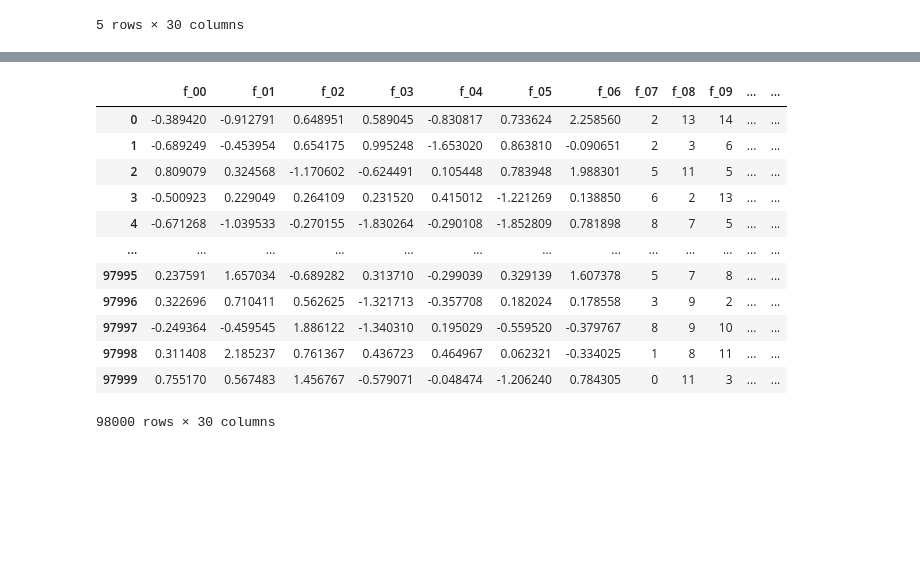
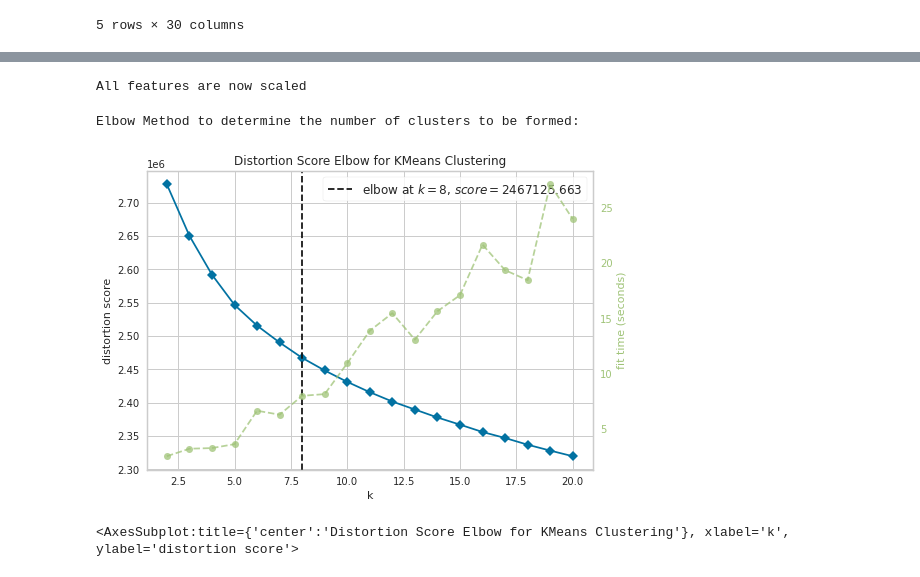
Before and after one commit to hargurjeet/Kaggle, a Jupyter notebook: july-competition.ipynb, the cells around one changed output, grey strips where cells are left out. Cells and saved outputs as stored; diff of their text form; code cells hidden in the pictures; blank space fills up the shorter version.

Commit message:
Elbow technique completed

```diff
--- a/july-competition.ipynb
+++ b/july-competition.ipynb
@@ -59 +58,17 @@ import seaborn as sns
+# %%
+scaler = StandardScaler()
+scaler.fit(X_train)
+df = pd.DataFrame(scaler.transform(X_train),columns= X_train.columns )
+print("All features are now scaled")
+# %% [output]
+All features are now scaled
+# %%
+print('Elbow Method to determine the number of clusters to be formed:')
+Elbow_M = KElbowVisualizer(KMeans(), k=20)
+Elbow_M.fit(df)
+Elbow_M.show()
+# %% [output]
+Elbow Method to determine the number of clusters to be formed:
+[figure, added]
+<AxesSubplot:title={'center':'Distortion Score Elbow for KMeans Clustering'}, xlabel='k', ylabel='distortion score'>
 # %%
@@ -61,18 +76,2 @@ kmeans = KMeans(n_clusters=5, random_state=0)
 X_train['cluster'] = kmeans.fit_predict(X_train)
-# %%
-X_train
-# %% [output]
-|  | f_00 | f_01 | f_02 | f_03 | f_04 | f_05 | f_06 | f_07 | f_08 | f_09 | ... | ... |
-| 0 | -0.389420 | -0.912791 | 0.648951 | 0.589045 | -0.830817 | 0.733624 | 2.258560 | 2 | 13 | 14 | ... | ... |
-| 1 | -0.689249 | -0.453954 | 0.654175 | 0.995248 | -1.653020 | 0.863810 | -0.090651 | 2 | 3 | 6 | ... | ... |
-| 2 | 0.809079 | 0.324568 | -1.170602 | -0.624491 | 0.105448 | 0.783948 | 1.988301 | 5 | 11 | 5 | ... | ... |
-| 3 | -0.500923 | 0.229049 | 0.264109 | 0.231520 | 0.415012 | -1.221269 | 0.138850 | 6 | 2 | 13 | ... | ... |
-| 4 | -0.671268 | -1.039533 | -0.270155 | -1.830264 | -0.290108 | -1.852809 | 0.781898 | 8 | 7 | 5 | ... | ... |
-| ... | ... | ... | ... | ... | ... | ... | ... | ... | ... | ... | ... | ... |
-| 97995 | 0.237591 | 1.657034 | -0.689282 | 0.313710 | -0.299039 | 0.329139 | 1.607378 | 5 | 7 | 8 | ... | ... |
-| 97996 | 0.322696 | 0.710411 | 0.562625 | -1.321713 | -0.357708 | 0.182024 | 0.178558 | 3 | 9 | 2 | ... | ... |
-| 97997 | -0.249364 | -0.459545 | 1.886122 | -1.340310 | 0.195029 | -0.559520 | -0.379767 | 8 | 9 | 10 | ... | ... |
-| 97998 | 0.311408 | 2.185237 | 0.761367 | 0.436723 | 0.464967 | 0.062321 | -0.334025 | 1 | 8 | 11 | ... | ... |
-| 97999 | 0.755170 | 0.567483 | 1.456767 | -0.579071 | -0.048474 | -1.206240 | 0.784305 | 0 | 11 | 3 | ... | ... |
-98000 rows × 30 columns
 # %%
```
Also changed, not shown: parts of 12 cells of this notebook.
